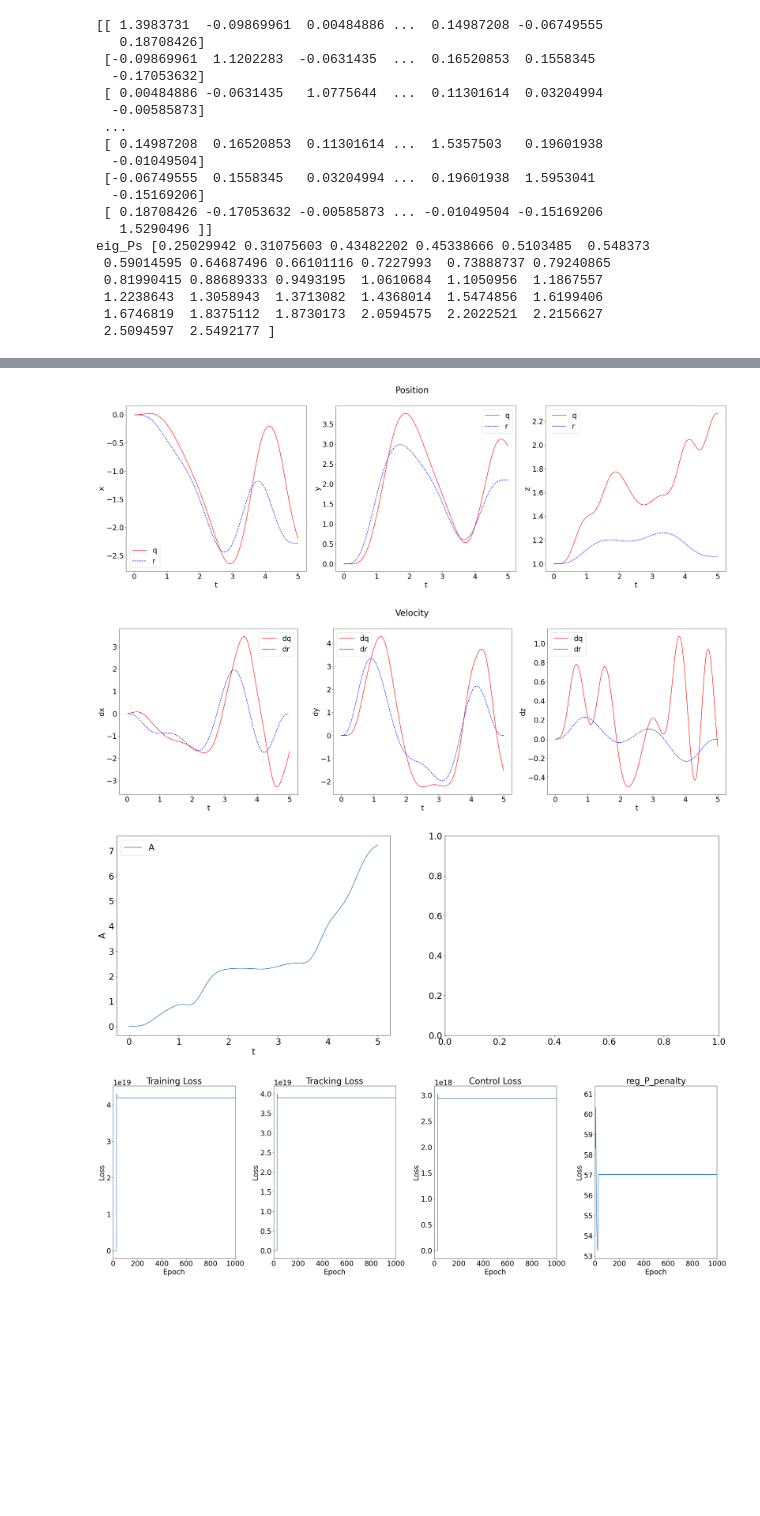
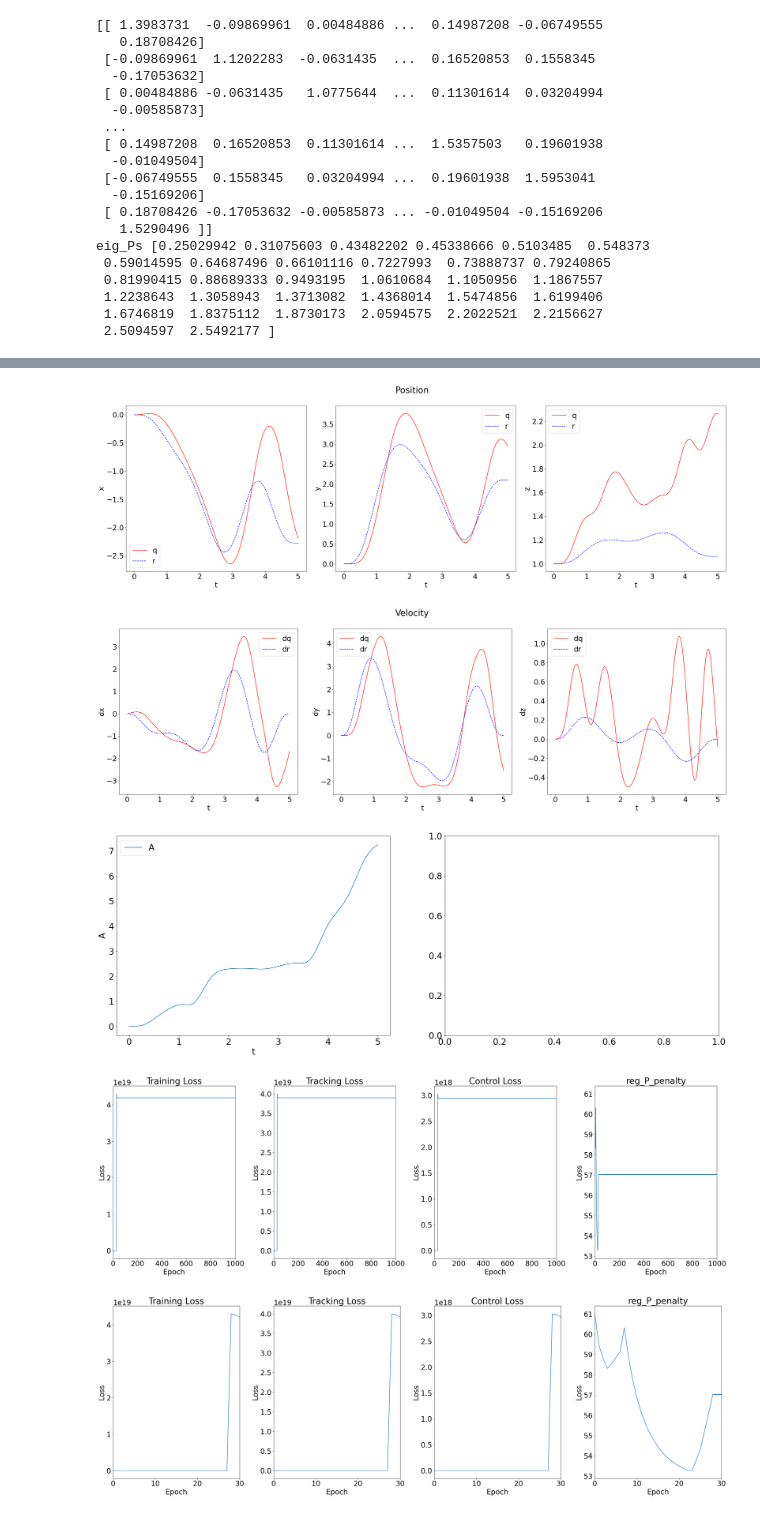
Before and after one commit to joshsohn/COML_hardware, a Jupyter notebook: test_z_up.ipynb, the cells around one changed output, grey strips where cells are left out. Drawn from its saved outputs; the diff is of its cells as text; code cells hidden in the pictures; blank space fills up the shorter version.

```diff
--- a/test_z_up.ipynb
+++ b/test_z_up.ipynb
@@ -921,31 +921,32 @@ pkl = f'{trial_name}/{filename}'
 with open(f'train_results/{pkl}', 'rb') as file:
     raw = pickle.load(file)
 
 print('Best epoch:', raw['best_step_meta'])
 
 validate_model(raw, 0, print_=True, plot=True)
 
 E = int(raw['hparams']['ensemble']['num_epochs'])
 plot_losses(raw)
-# plot_losses(raw, xlim=[100,E])
+plot_losses(raw, xlim=[0,30])
 # plot_losses(raw, xlim=[100,E], ylim=[0,0.1])
 # %% [output]
 Best epoch: 1
 
 Loss at epoch: 0
         Training loss:                    449412.34
         Normalized tracking_loss_norm:    434568.6
         Normalized control_loss_norm:     14782.75
         Normalized l2_penalty_norm:       9.116756e-07
         Normalized reg_P_penalty_norm:    61.012554
 
 Eigenvalues of P: [1.4458721  1.1510764  1.1105059  1.0185051  0.78233373 0.8141836
  0.8417556  0.8862966  0.9974272  0.9441161  1.2828845  0.95779765
  0.9862631  0.9694314  0.718566   0.86870384 1.1235476  1.2779881
  1.268648   1.0439487  1.3081839  1.1766845  1.3821757  0.87858653
  1.6192478  0.71935815 0.7405628  0.8665343  0.89508986 1.2807102
  1.1202505  1.2742358 ]
 [figure]
 [figure]
 [figure]
 [figure]
+[figure, added]
```
Also changed, not shown: 1 other file.
